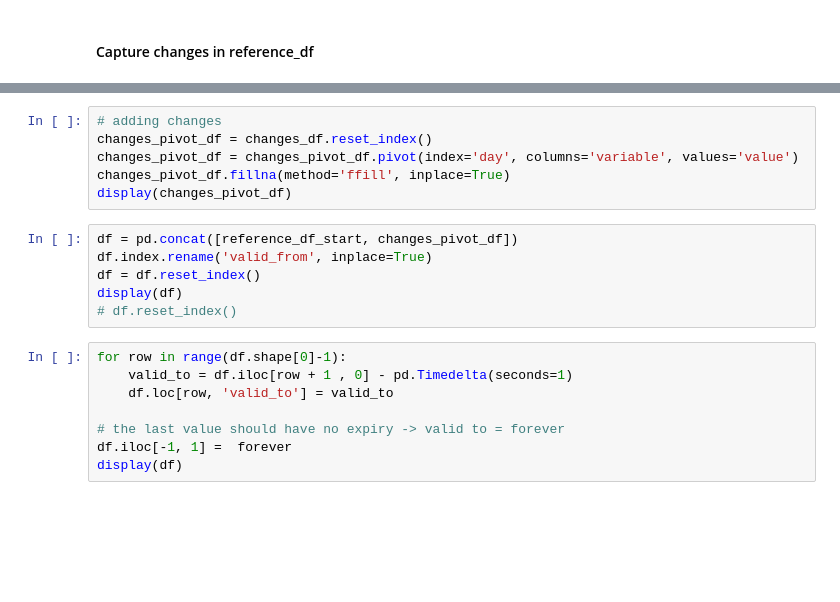
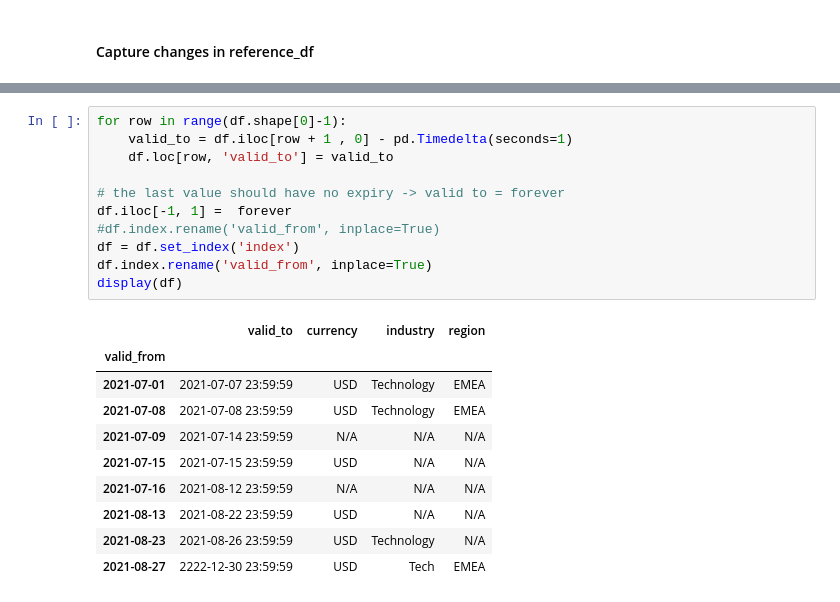
Before and after one commit to andr3wpex/ReferenceDataChange, a Jupyter notebook: ReferenceDataChange.ipynb, the cells around one changed output, grey strips where cells are left out. Drawn from its saved outputs; the diff is of its cells as text; blank space fills up the shorter version.

```diff
--- a/ReferenceDataChange.ipynb
+++ b/ReferenceDataChange.ipynb
@@ -82,20 +189,22 @@ reference_df_start
 # %%
-# adding changes
-changes_pivot_df = changes_df.reset_index()
-changes_pivot_df = changes_pivot_df.pivot(index='day', columns='variable', values='value')
-changes_pivot_df.fillna(method='ffill', inplace=True)
-display(changes_pivot_df)
+for row in range(df.shape[0]-1):
+    valid_to = df.iloc[row + 1 , 0] - pd.Timedelta(seconds=1)
+    df.loc[row, 'valid_to'] = valid_to
+
+# the last value should have no expiry -> valid to = forever
+df.iloc[-1, 1] =  forever
+#df.index.rename('valid_from', inplace=True)
+df = df.set_index('index')
+df.index.rename('valid_from', inplace=True)
+display(df)
+# %% [output]
+|  | valid_to | currency | industry | region |
+| valid_from |  |  |  |  |
+| 2021-07-01 | 2021-07-07 23:59:59 | USD | Technology | EMEA |
+| 2021-07-08 | 2021-07-08 23:59:59 | USD | Technology | EMEA |
+| 2021-07-09 | 2021-07-14 23:59:59 | N/A | N/A | N/A |
+| 2021-07-15 | 2021-07-15 23:59:59 | USD | N/A | N/A |
+| 2021-07-16 | 2021-08-12 23:59:59 | N/A | N/A | N/A |
+| 2021-08-13 | 2021-08-22 23:59:59 | USD | N/A | N/A |
+| 2021-08-23 | 2021-08-26 23:59:59 | USD | Technology | N/A |
+| 2021-08-27 | 2222-12-30 23:59:59 | USD | Tech | EMEA |
-# %%
-df = pd.concat([reference_df_start, changes_pivot_df])
-df.index.rename('valid_from', inplace=True)
-df = df.reset_index()
-display(df)
-# df.reset_index()
-# %%
-for row in range(df.shape[0]-1):
-    valid_to = df.iloc[row + 1 , 0] - pd.Timedelta(seconds=1)
-    df.loc[row, 'valid_to'] = valid_to
-
-# the last value should have no expiry -> valid to = forever
-df.iloc[-1, 1] =  forever
-display(df)
```
Also changed, not shown: parts of 10 cells of this notebook.
